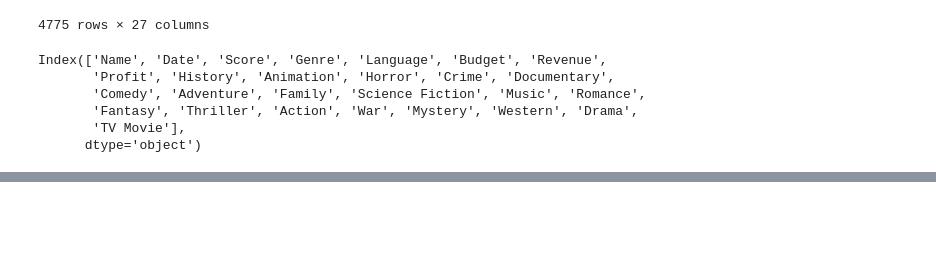
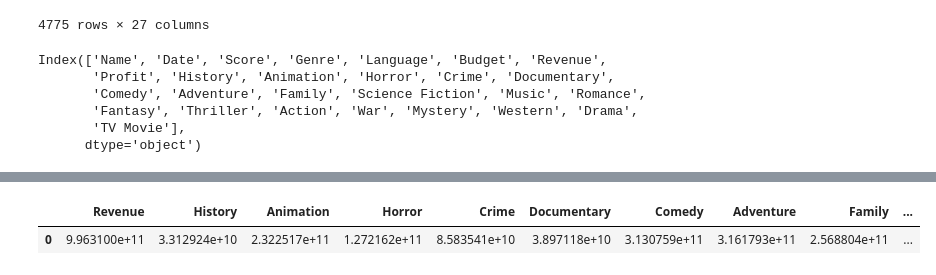
Before and after one commit to hatkiet/Project-1-Red-Team, a Jupyter notebook: Patrick's Visualizations Notebook.ipynb, the cells around one changed output, grey strips where cells are left out. Saved outputs shown, nothing was run; the diff lists cells and outputs as text; code cells hidden in the pictures; blank space fills up the shorter version.

```diff
--- a/Patrick's Visualizations Notebook.ipynb
+++ b/Patrick's Visualizations Notebook.ipynb
@@ -117,0 +91,17 @@ explode = ()
+# %%
+# Define an empty list to hold the sums
+sums = []
+
+# Calculate the sum of each column
+for col in revenue_data.columns:
+    col_sum = revenue_data [col].sum()
+    sums.append(col_sum)
+
+# Create a new DataFrame with the sums
+revenue_sums = pd.DataFrame([sums], columns=revenue_data .columns)
+
+# Display the new DataFrame with the sums
+revenue_sums
+# %% [output]
+|  | Revenue | History | Animation | Horror | Crime | Documentary | Comedy | Adventure | Family | ... |
+| 0 | 9.963100e+11 | 3.312924e+10 | 2.322517e+11 | 1.272162e+11 | 8.583541e+10 | 3.897118e+10 | 3.130759e+11 | 3.161793e+11 | 2.568804e+11 | ... |
```
Also changed, not shown: parts of 6 cells of this notebook.
